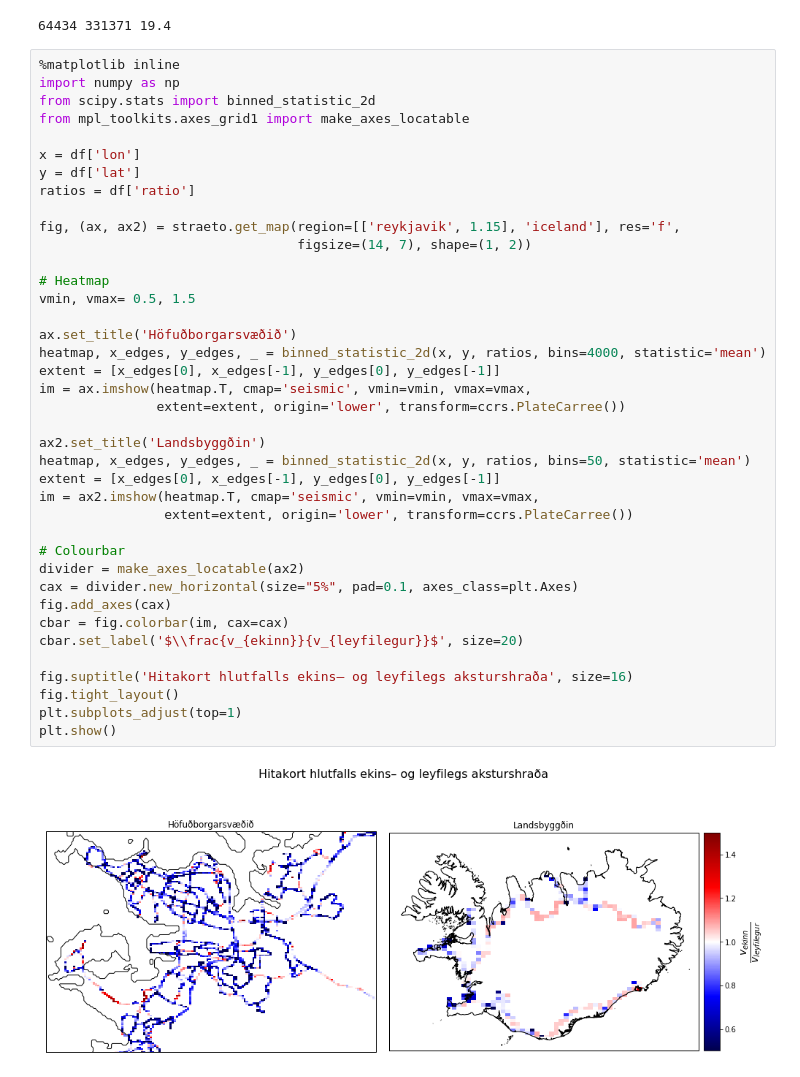
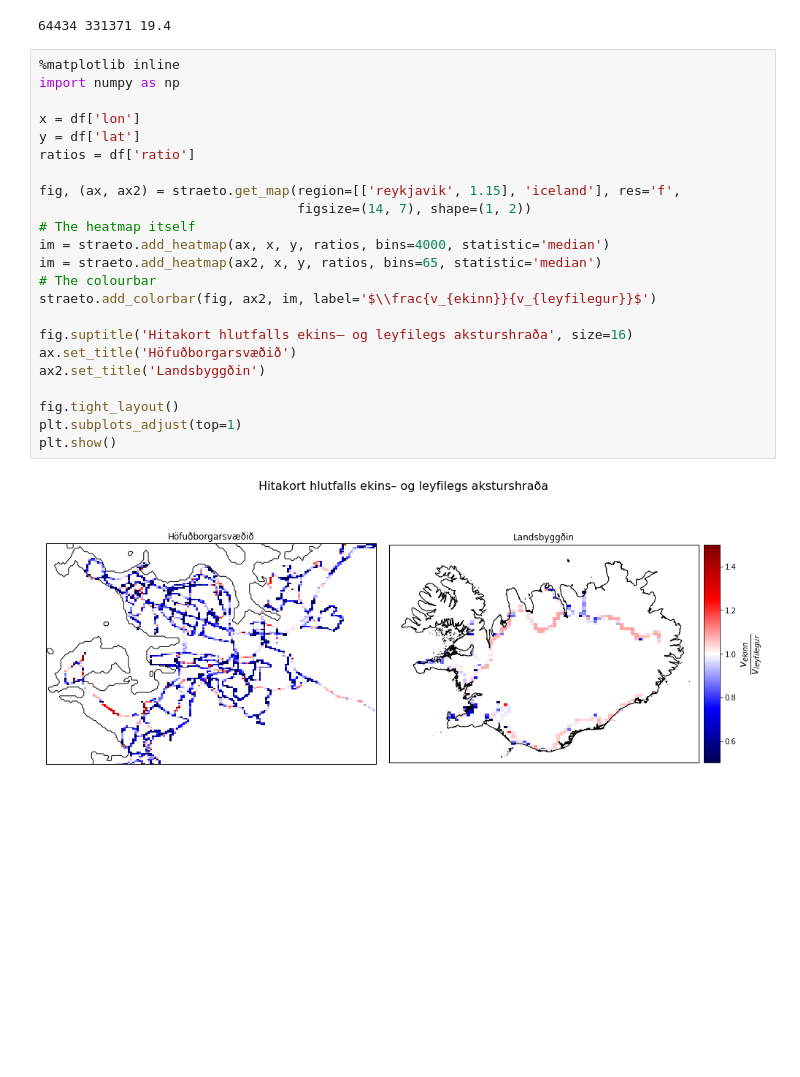
Before and after one commit to ArniDagur/straeto-notebook, a Jupyter notebook: straeto-notebook.ipynb, the cells around one changed output. Saved outputs shown, nothing was run; the diff lists cells and outputs as text; blank space fills up the shorter version.

Commit message:
added add_heatmap and add_colormap functions

```diff
--- a/straeto-notebook.ipynb
+++ b/straeto-notebook.ipynb
@@ -230,41 +230,25 @@ print(len(over), len(under), round(len(over)*100/len(under), 1))
 # %%
 %matplotlib inline
 import numpy as np
-from scipy.stats import binned_statistic_2d
-from mpl_toolkits.axes_grid1 import make_axes_locatable
 
 x = df['lon']
 y = df['lat']
 ratios = df['ratio']
 
 fig, (ax, ax2) = straeto.get_map(region=[['reykjavik', 1.15], 'iceland'], res='f',
                                  figsize=(14, 7), shape=(1, 2))
-
-# Heatmap
-vmin, vmax= 0.5, 1.5
-
-ax.set_title('Höfuðborgarsvæðið')
-heatmap, x_edges, y_edges, _ = binned_statistic_2d(x, y, ratios, bins=4000, statistic='mean')
-extent = [x_edges[0], x_edges[-1], y_edges[0], y_edges[-1]]
-im = ax.imshow(heatmap.T, cmap='seismic', vmin=vmin, vmax=vmax,
-               extent=extent, origin='lower', transform=ccrs.PlateCarree())
-
-ax2.set_title('Landsbyggðin')
-heatmap, x_edges, y_edges, _ = binned_statistic_2d(x, y, ratios, bins=50, statistic='mean')
-extent = [x_edges[0], x_edges[-1], y_edges[0], y_edges[-1]]
-im = ax2.imshow(heatmap.T, cmap='seismic', vmin=vmin, vmax=vmax,
-                extent=extent, origin='lower', transform=ccrs.PlateCarree())
-
-# Colourbar
-divider = make_axes_locatable(ax2)
-cax = divider.new_horizontal(size="5%", pad=0.1, axes_class=plt.Axes)
-fig.add_axes(cax)
-cbar = fig.colorbar(im, cax=cax)
-cbar.set_label('$\\frac{v_{ekinn}}{v_{leyfilegur}}$', size=20)
+# The heatmap itself
+im = straeto.add_heatmap(ax, x, y, ratios, bins=4000, statistic='median')
+im = straeto.add_heatmap(ax2, x, y, ratios, bins=65, statistic='median')
+# The colourbar
+straeto.add_colorbar(fig, ax2, im, label='$\\frac{v_{ekinn}}{v_{leyfilegur}}$')
 
 fig.suptitle('Hitakort hlutfalls ekins– og leyfilegs aksturshraða', size=16)
+ax.set_title('Höfuðborgarsvæðið')
+ax2.set_title('Landsbyggðin')
+
 fig.tight_layout()
 plt.subplots_adjust(top=1)
 plt.show()
 # %% [output]
-[figure, old version]
+[figure, new version]
```
Also changed, not shown: parts of 5 cells of this notebook, 1 other file.
